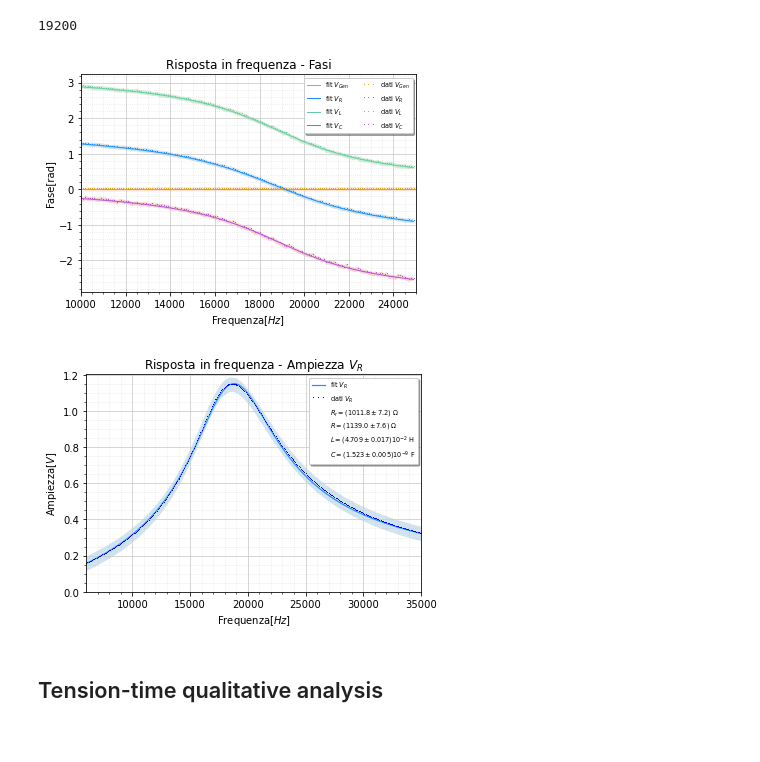
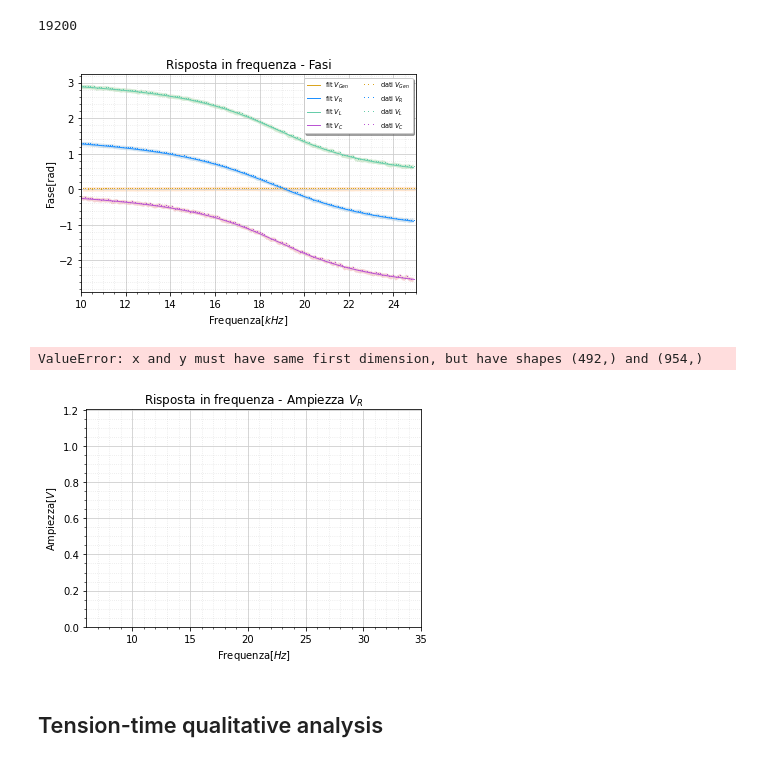
Before and after one commit to Feyn-23/Lab-II, a Jupyter notebook: code/graphs.ipynb, the cells around one changed output. Cells and saved outputs as stored; diff of their text form; code cells hidden in the pictures.

```diff
--- a/code/graphs.ipynb
+++ b/code/graphs.ipynb
@@ -440,17 +449,19 @@ phaseL = L_phase_model(fake_f,fitL[0],fitL[1],fitL[2])
 phaseC = C_phase_model(fake_f,fitC[0],fitC[1],fitC[2])
 # %%
 error = 0.06
+frequencies = frequencies /1000
 # %%
 fig, axs__ = plt.subplots()
+fake_f = fake_f /1000
 ## fit data
 l0, = axs__.plot(f,phaseGen,color='goldenrod',linestyle='solid',linewidth=1.0)
 l1, = axs__.plot(fake_f,phaseR,color='dodgerblue',linestyle='solid',linewidth=1.0)
 l2, = axs__.plot(fake_f,phaseL,color='mediumaquamarine',linestyle='solid',linewidth=1.0)
 l3, = axs__.plot(fake_f,phaseC,color='mediumorchid',linestyle='solid',linewidth=1.0)
-axs__.set_xlim(10000,25000)
+axs__.set_xlim(10,25)
 # axs.set_ylim(0)
 axs__.set_title(r'Risposta in frequenza - Fasi')
-axs__.set_xlabel(r'Frequenza$[Hz]$')
+axs__.set_xlabel(r'Frequenza$[kHz]$')
 axs__.set_ylabel(r'Fase[rad]')
 axs__.grid(visible=True, which='major', color='0.8', linestyle='-')
 axs__.grid(visible=True, which='minor', color='gray', linestyle='dotted', alpha=0.2)
@@ -474,40 +485,41 @@ axs__.fill_between(fake_f,faseC - error, faseC + error,alpha=0.2)
 axs__.legend((l0, l1, l2, l3, m0 ,m1,m2,m3), (r'fit $V_{Gen}$','fit $V_R$', 'fit $V_L$','fit $V_C$','dati $V_{Gen}$','dati $V_R$','dati $V_L$','dati $V_C$'),ncol=2, loc='upper right', shadow=True,fancybox=True,fontsize=6.5,handler_map={m0: HandlerLine2D(numpoints=3),m1: HandlerLine2D(numpoints=3),m2: HandlerLine2D(numpoints=3),m3: HandlerLine2D(numpoints=3)})
 plt.savefig('../figs/Risposta-in-frequenza-fasi.pdf')
 # %% [output]
-[figure, old version]
+[figure, new version]
 # %%
 fig_, axs_ = plt.subplots()
 l0, = axs_.plot(f,ampR,color='dodgerblue',linestyle='solid',linewidth=1.2)
 R_r, = axs_.plot([], [], ' ', label="Extra label on the legend")
 R, = axs_.plot([], [], ' ', label="Extra label on the legend")
 L, = axs_.plot([], [], ' ', label="Extra label on the legend")
 C, = axs_.plot([], [], ' ', label="Extra label on the legend")
 
-axs_.set_xlim(6000,35000)
+axs_.set_xlim(6,35)
 axs_.set_ylim(0)
 axs_.set_title(r'Risposta in frequenza - Ampiezza $V_R$')
 axs_.set_xlabel(r'Frequenza$[Hz]$')
 axs_.set_ylabel(r'Ampiezza$[V]$')
 axs_.grid(visible=True, which='major', color='0.8', linestyle='-')
 axs_.grid(visible=True, which='minor', color='gray', linestyle='dotted', alpha=0.2)
 axs_.minorticks_on()
 
 ###### Experimental data
 m0, = axs_.plot(frequencies,amplitudeR,marker=',',markersize=2,linestyle='None',color='blue')
 
 
 axs_.fill_between(frequencies, amplitudeR - error, amplitudeR + error, alpha=0.2)
 
 # axs.fill_between(f, ampR - error, ampR + error, alpha=0.2)
 strR_r = '$R_r = (1011.8 \pm 7.2) \ \Omega$'
 strR = '$R = (1139.0 \pm 7.6) \ \Omega$'
 strL = '$L = (4.709 \pm 0.017)10^{-2}$ H'
 strC = '$C = (1.523 \pm 0.005)10^{-9}$ F'
 axs_.legend((l0, m0, R_r,R,L,C), (r'fit $V_R$','dati $V_R$',strR_r,strR,strL,strC),ncol=1, loc='upper right', shadow=True,fancybox=True,fontsize=6.5,handler_map={m0: HandlerLine2D(numpoints=3)})
 # axs_.legend([],[],title='Parametri fit',label='prova')
 plt.savefig('../figs/Risposta-in-frequenza-ampiezza-resistenza.pdf')
 # %% [output]
+ValueError: x and y must have same first dimension, but have shapes (492,) and (954,)
-[figure, old version]
+[figure, new version]
 # %% [markdown]
 ## Tension-time qualitative analysis
 # %%
```
Also changed, not shown: parts of 12 cells of this notebook, 10 other files.
